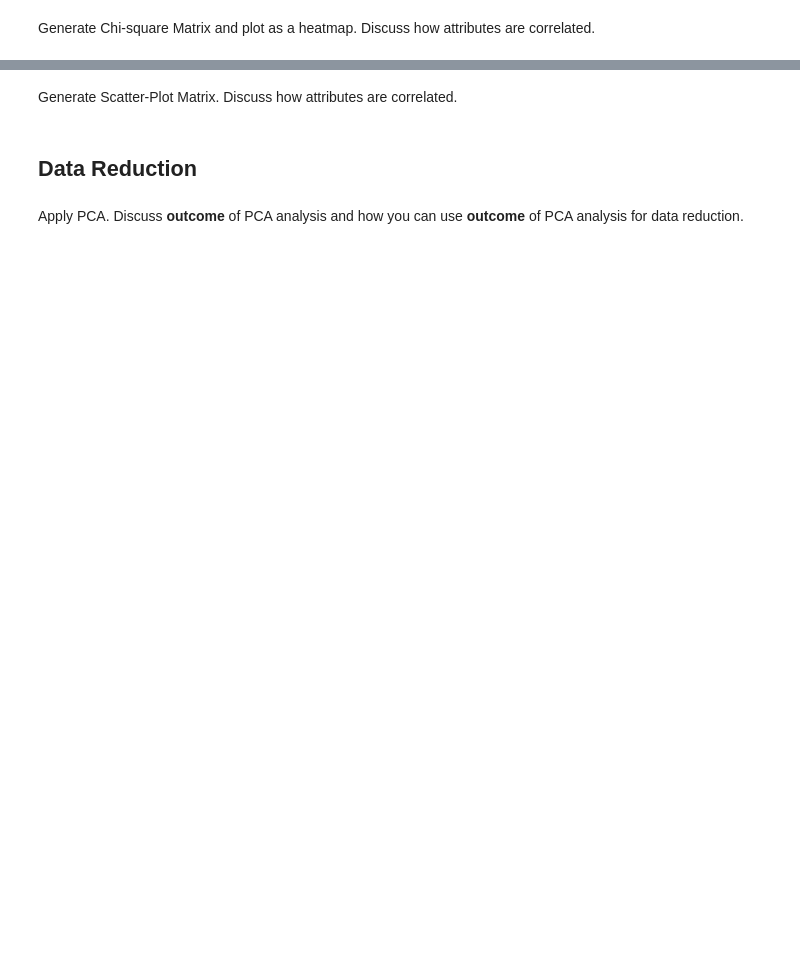
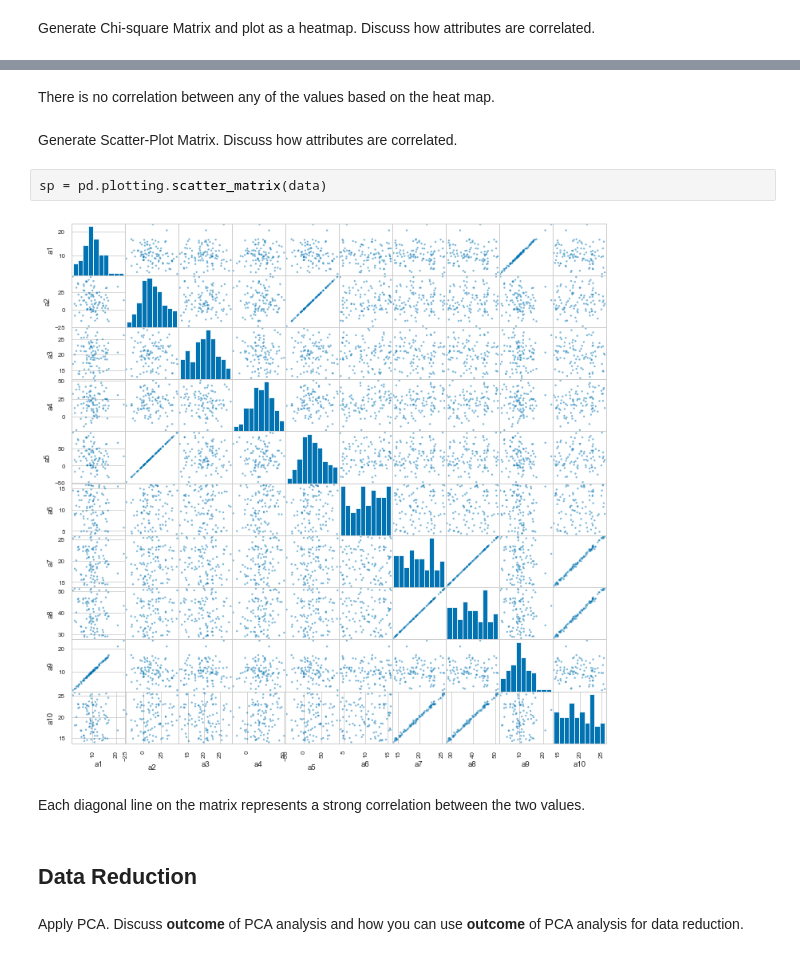
Before and after one commit to CS4510-F-24-NerdsClusters/CS4510-F-24-NerdsClusters, a Jupyter notebook: C3_NerdsClusters.ipynb, the cells around one changed output, grey strips where cells are left out. Cells and saved outputs as stored; diff of their text form; blank space fills up the shorter version.

```diff
--- a/C3_NerdsClusters.ipynb
+++ b/C3_NerdsClusters.ipynb
@@ -229,5 +257,13 @@ Generate Chi-square Matrix and plot as a heatmap. Discuss how attributes are cor
+# %% [markdown]
+There is no correlation between any of the values based on the heat map.
 # %% [markdown]
 Generate Scatter-Plot Matrix. Discuss how attributes are correlated.
+# %%
+sp = pd.plotting.scatter_matrix(data)
+# %% [output]
+[figure, added]
+# %% [markdown]
+Each diagonal line on the matrix represents a strong correlation between the two values.
 # %% [markdown]
 ## Data Reduction
 # %% [markdown]
```
Also changed, not shown: parts of 11 cells of this notebook.
